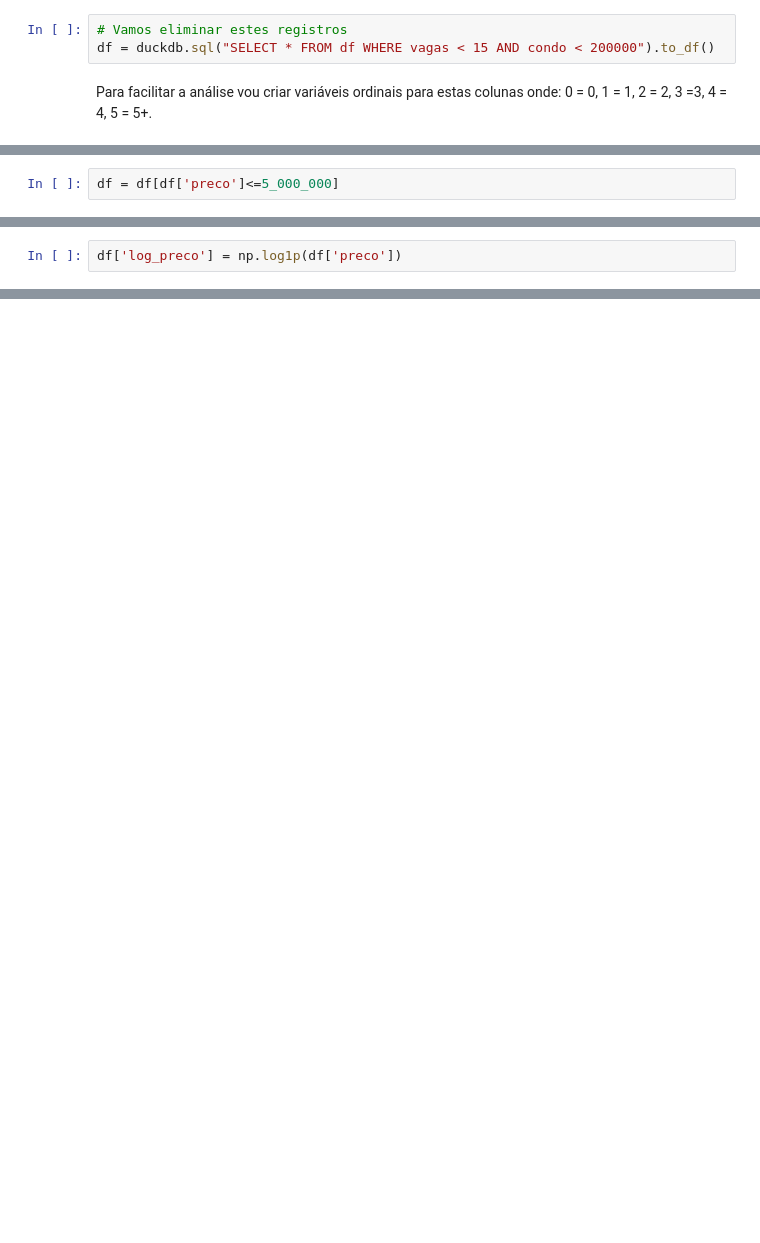
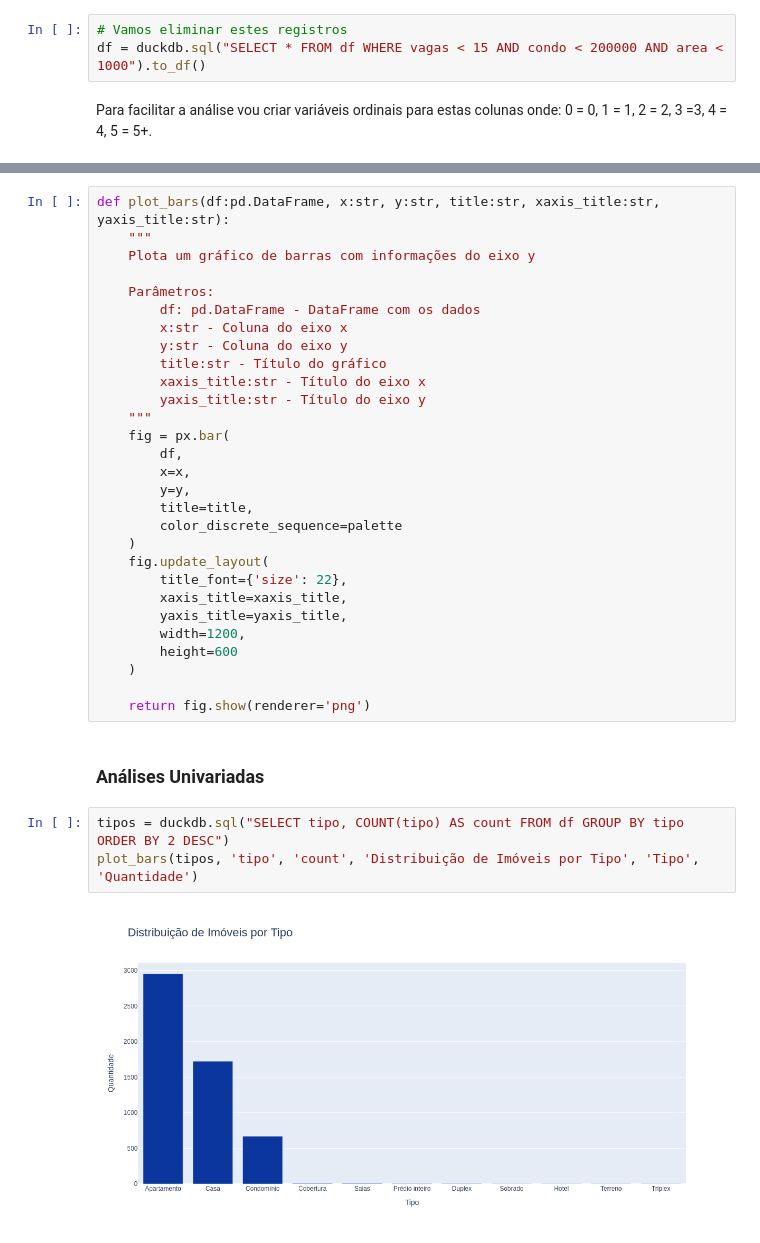
Before and after one commit to datalopes1/pricing_imoveis, a Jupyter notebook: notebooks/pricing.ipynb, the cells around one changed output, grey strips where cells are left out. Drawn from its saved outputs; the diff is of its cells as text; blank space fills up the shorter version.

```diff
--- a/notebooks/pricing.ipynb
+++ b/notebooks/pricing.ipynb
@@ -190,6 +254,6 @@ duckdb.sql("SELECT * FROM df WHERE vagas > 15 OR condo > 200000")
 # %%
 # Vamos eliminar estes registros
-df = duckdb.sql("SELECT * FROM df WHERE vagas < 15 AND condo < 200000").to_df()
+df = duckdb.sql("SELECT * FROM df WHERE vagas < 15 AND condo < 200000 AND area < 1000").to_df()
 # %% [markdown]
 Para facilitar a análise vou criar variáveis ordinais para estas colunas onde: 0 = 0, 1 = 1, 2 = 2, 3 =3, 4 = 4, 5 = 5+.
 # %%
@@ -255,2 +304,0 @@ Com apenas 58 imóveis acima deste valor, podemos remover estes valores extremos
-# %%
-df = df[df['preco']<=5_000_000]
@@ -259,2 +304,0 @@ Por fim, com uma transformação em $log$ é possível atingir uma distribuiçã
-# %%
-df['log_preco'] = np.log1p(df['preco'])
@@ -300,0 +335,36 @@ plot_bar(df, 'vagas_ord', 'Distribuição do Número de Vagas', 'Número', 'Prop
+# %%
+def plot_bars(df:pd.DataFrame, x:str, y:str, title:str, xaxis_title:str, yaxis_title:str):
+    """
+    Plota um gráfico de barras com informações do eixo y
+
+    Parâmetros:
+        df: pd.DataFrame - DataFrame com os dados
+        x:str - Coluna do eixo x
+        y:str - Coluna do eixo y
+        title:str - Título do gráfico
+        xaxis_title:str - Título do eixo x
+        yaxis_title:str - Título do eixo y
+    """
+    fig = px.bar(
+        df,
+        x=x,
+        y=y,
+        title=title,
+        color_discrete_sequence=palette
+    )
+    fig.update_layout(
+        title_font={'size': 22},
+        xaxis_title=xaxis_title,
+        yaxis_title=yaxis_title,
+        width=1200,
+        height=600
+    )
+
+    return fig.show(renderer='png')
+# %% [markdown]
+### Análises Univariadas
+# %%
+tipos = duckdb.sql("SELECT tipo, COUNT(tipo) AS count FROM df GROUP BY tipo ORDER BY 2 DESC")
+plot_bars(tipos, 'tipo', 'count', 'Distribuição de Imóveis por Tipo', 'Tipo', 'Quantidade')
+# %% [output]
+[figure, added]
```
Also changed, not shown: parts of 81 cells of this notebook.
